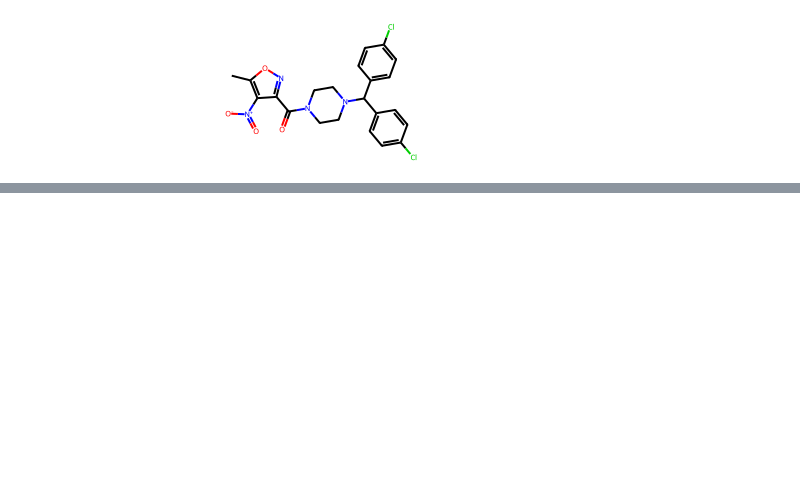
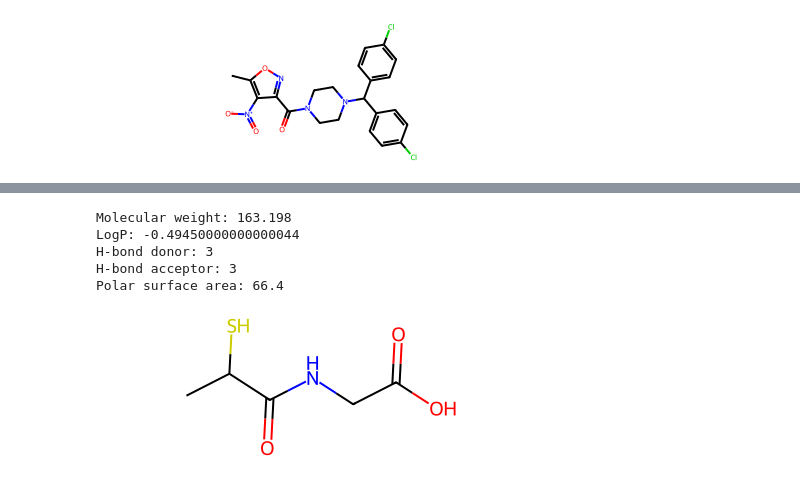
Before and after one commit to Biocomputing-Teaching/Carla-F-TFM, a Jupyter notebook: code/rdkit_ml210.ipynb, the cells around one changed output, grey strips where cells are left out. Saved outputs shown, nothing was run; the diff lists cells and outputs as text; code cells hidden in the pictures; blank space fills up the shorter version.

```diff
--- a/code/rdkit_ml210.ipynb
+++ b/code/rdkit_ml210.ipynb
@@ -29,21 +35,24 @@ d.WriteDrawingText('../output/atom_annotation_1.png')
 #Read a database sdf file
 
 from rdkit import Chem
-from rdkit.Chem import Crippen
+from rdkit.Chem import SDMolSupplier
 import pandas as pd
 
 
 # aquí cal que afegeixis una línea que baixi aquest fitxer si no el tens ja a la carpeta ../data
 # per a fer-ho afegeix un bloc del tipus:
-"""
+
 import os, requests
-
+path = '/Users/carlafeliu/Docs/Master/TFM'
 sdffile='Download_SDF_Covalent_Cysteine_Library_39301.sdf'
-localsdffile = '../data'+sdffile
-if not os.path.exists():
-    url = 'https://example.com/'+sdffile
+localsdffile = os.path.join(path, sdffile)
+if not os.path.exists(localsdffile):
+    url = 'https://www.chemdiv.com/catalog/focused-and-targeted-libraries/cysteine-targeted-covalent-library/'+sdffile
     response = requests.get(url)
     with open(localsdffile, 'wb') as f:
         f.write(response.content)
-"""
-database = Chem.SDMolSupplier('../data/Download_SDF_Covalent_Cysteine_Library_39301.sdf')
+
+
+database = Chem.SDMolSupplier('../../../Download_SDF_Covalent_Cysteine_Library_39301.sdf')
+
+#Repassar el codi ja que no em baixa la base de dades igual que quan ho faig manualment i per tant el codi de després no funciona.
@@ -92,0 +132,33 @@ print(df.head(10))
+# %%
+#Extreure informacio de molecules concretes:
+# https://go.drugbank.com/drugs/DB06823
+# Tiopronin
+
+print('TIOPRONIN')
+
+from rdkit import Chem
+from rdkit.Chem import Descriptors
+
+tiopronine_smiles = 'CC(S)C(=O)NCC(O)=O'
+mol_tiop = Chem.MolFromSmiles(tiopronine_smiles)
+
+tmw = Descriptors.MolWt(mol_tiop)
+tlogp = Descriptors.MolLogP(mol_tiop)
+tnum_hbd = Descriptors.NumHDonors(mol_tiop)
+tnum_hba = Descriptors.NumHAcceptors(mol_tiop)
+tpsa = Descriptors.TPSA(mol_tiop)
+
+print(f'Molecular weight: {tmw}')
+print(f'LogP: {tlogp}')
+print(f'H-bond donor: {tnum_hbd}')
+print(f'H-bond acceptor: {tnum_hba}')
+print(f'Polar surface area: {tpsa}')
+
+mol_tiop
+# %% [output]
+Molecular weight: 163.198
+LogP: -0.49450000000000044
+H-bond donor: 3
+H-bond acceptor: 3
+Polar surface area: 66.4
+[figure, added]
```
Also changed, not shown: parts of 11 cells of this notebook.
